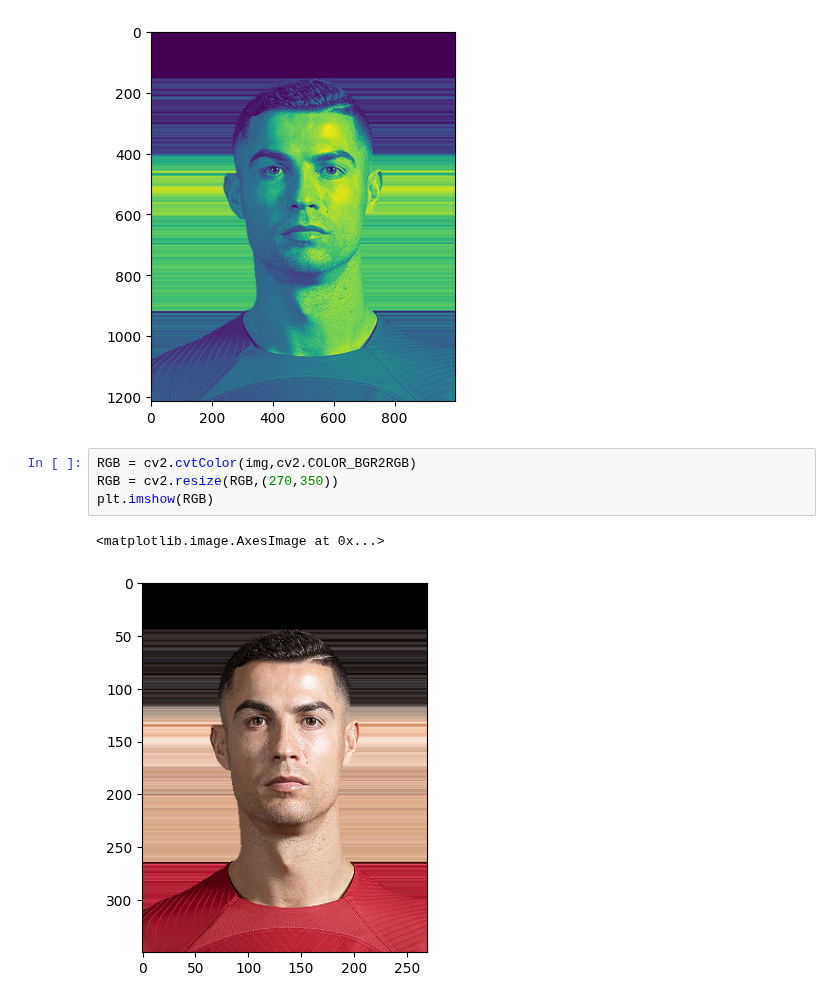
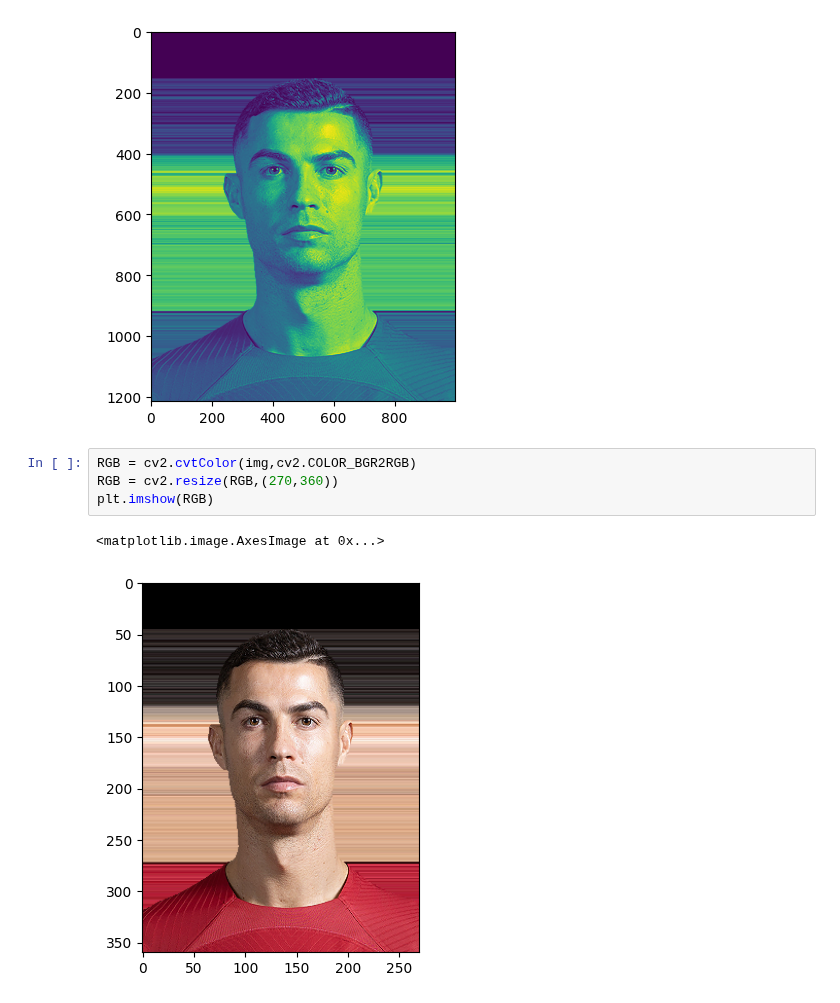
Before and after one commit to papito111/PYTHON_KURSY, a Jupyter notebook: python/Jupyter_nauka/Projekty/6_Projekt_People_recognition/People_recognition.ipynb, the cells around one changed output. Drawn from its saved outputs; the diff is of its cells as text.

```diff
--- a/python/Jupyter_nauka/Projekty/6_Projekt_People_recognition/People_recognition.ipynb
+++ b/python/Jupyter_nauka/Projekty/6_Projekt_People_recognition/People_recognition.ipynb
@@ -46,8 +46,8 @@ plt.imshow(gray)
 [figure]
 # %%
 RGB = cv2.cvtColor(img,cv2.COLOR_BGR2RGB)
-RGB = cv2.resize(RGB,(270,350))
+RGB = cv2.resize(RGB,(270,360))
 plt.imshow(RGB)
 # %% [output]
 <matplotlib.image.AxesImage at 0x...>
-[figure, old version]
+[figure, new version]
```
